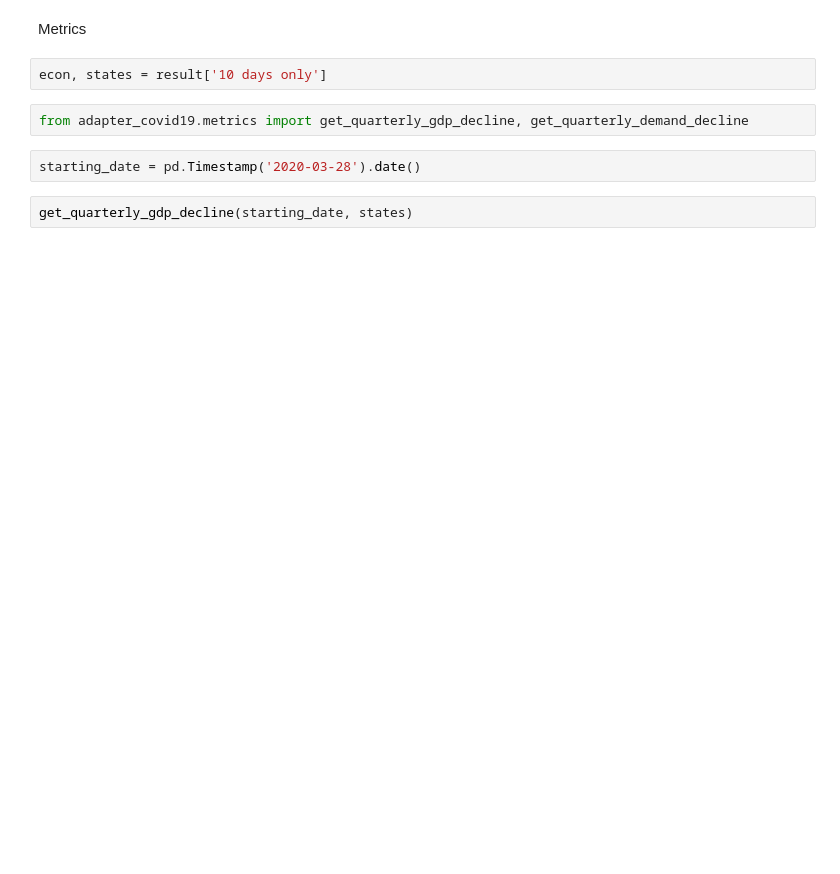
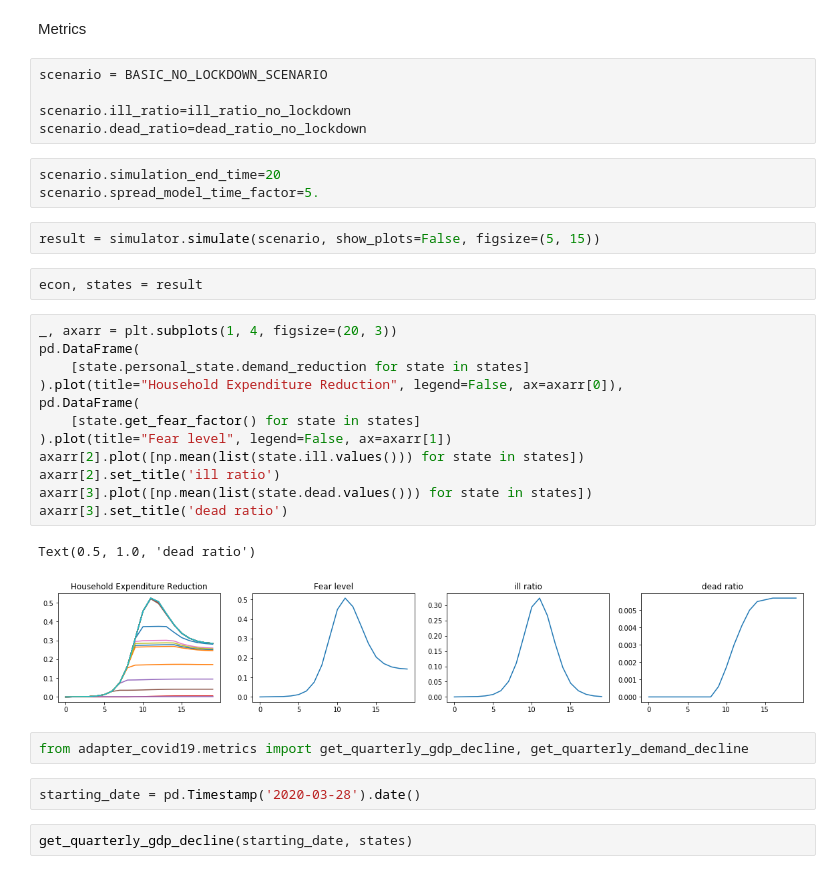
Before and after one commit to BDI-pathogens/OpenABM-Covid19, a Jupyter notebook: examples/simulator.ipynb, the cells around one changed output. Cells and saved outputs as stored; diff of their text form; blank space fills up the shorter version.

```diff
--- a/examples/simulator.ipynb
+++ b/examples/simulator.ipynb
@@ -132,7 +98,32 @@ KeyboardInterrupt:
 # %% [markdown]
 Metrics
+# %%
+scenario = BASIC_NO_LOCKDOWN_SCENARIO
+
+scenario.ill_ratio=ill_ratio_no_lockdown
+scenario.dead_ratio=dead_ratio_no_lockdown
+# %%
+scenario.simulation_end_time=20
+scenario.spread_model_time_factor=5.
+# %%
+result = simulator.simulate(scenario, show_plots=False, figsize=(5, 15))
 # %%
-econ, states = result['10 days only']
+econ, states = result
+# %%
+_, axarr = plt.subplots(1, 4, figsize=(20, 3))
+pd.DataFrame(
+    [state.personal_state.demand_reduction for state in states]
+).plot(title="Household Expenditure Reduction", legend=False, ax=axarr[0]),
+pd.DataFrame(
+    [state.get_fear_factor() for state in states]
+).plot(title="Fear level", legend=False, ax=axarr[1])
+axarr[2].plot([np.mean(list(state.ill.values())) for state in states])
+axarr[2].set_title('ill ratio')
+axarr[3].plot([np.mean(list(state.dead.values())) for state in states])
+axarr[3].set_title('dead ratio')
+# %% [output]
+Text(0.5, 1.0, 'dead ratio')
+[figure, added]
 # %%
 from adapter_covid19.metrics import get_quarterly_gdp_decline, get_quarterly_demand_decline
 # %%
```
Also changed, not shown: parts of 8 cells of this notebook, 3 other files.
